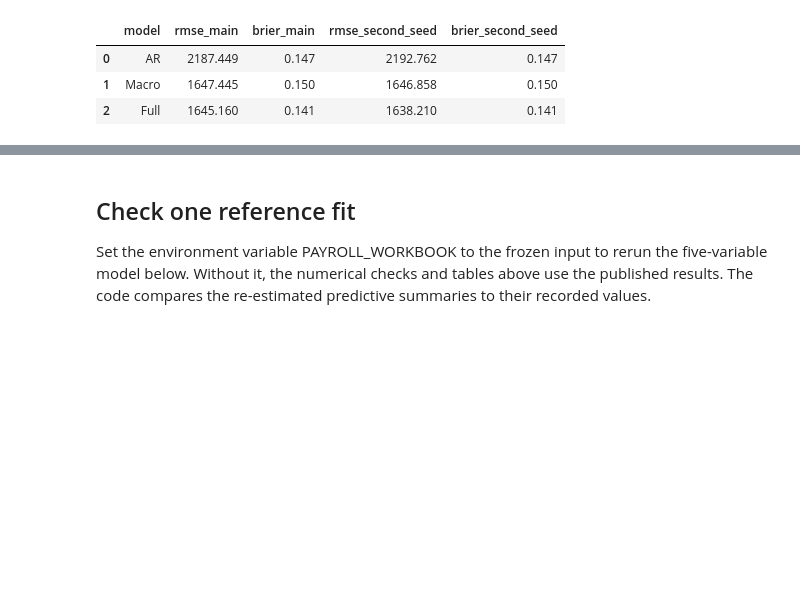
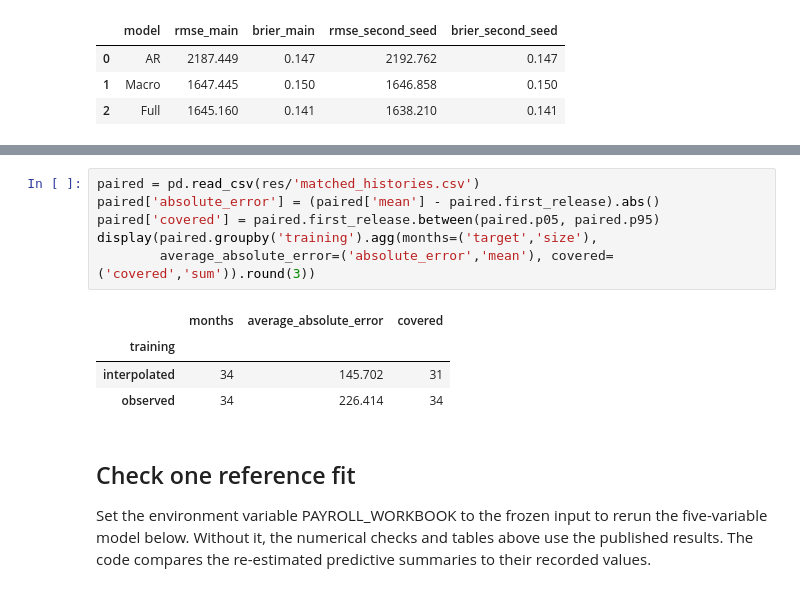
Before and after one commit to jsjaramillod/Time-Series, a Jupyter notebook: project6/notebooks/project06_analysis.ipynb, the cells around one changed output, grey strips where cells are left out. Cells and saved outputs as stored; diff of their text form; blank space fills up the shorter version.

```diff
--- a/project6/notebooks/project06_analysis.ipynb
+++ b/project6/notebooks/project06_analysis.ipynb
@@ -121,3 +136,14 @@ display(coefficients[['lag','median','p05','p95','r_hat']].round(4))
+# %%
+paired = pd.read_csv(res/'matched_histories.csv')
+paired['absolute_error'] = (paired['mean'] - paired.first_release).abs()
+paired['covered'] = paired.first_release.between(paired.p05, paired.p95)
+display(paired.groupby('training').agg(months=('target','size'),
+        average_absolute_error=('absolute_error','mean'), covered=('covered','sum')).round(3))
+# %% [output]
+|  | months | average_absolute_error | covered |
+| training |  |  |  |
+| interpolated | 34 | 145.702 | 31 |
+| observed | 34 | 226.414 | 34 |
 # %% [markdown]
 ## Check one reference fit
 
```
Also changed, not shown: parts of 5 cells of this notebook, 11 other files.
